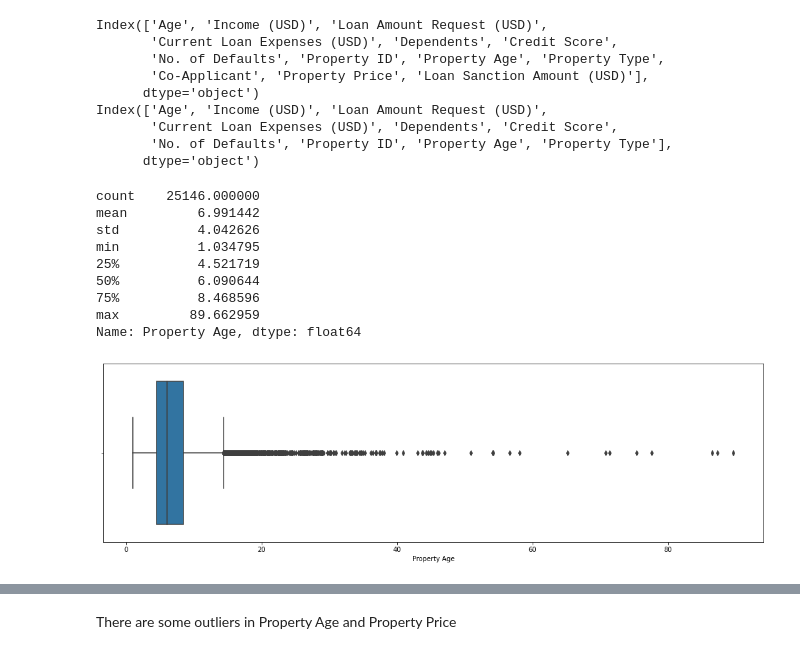
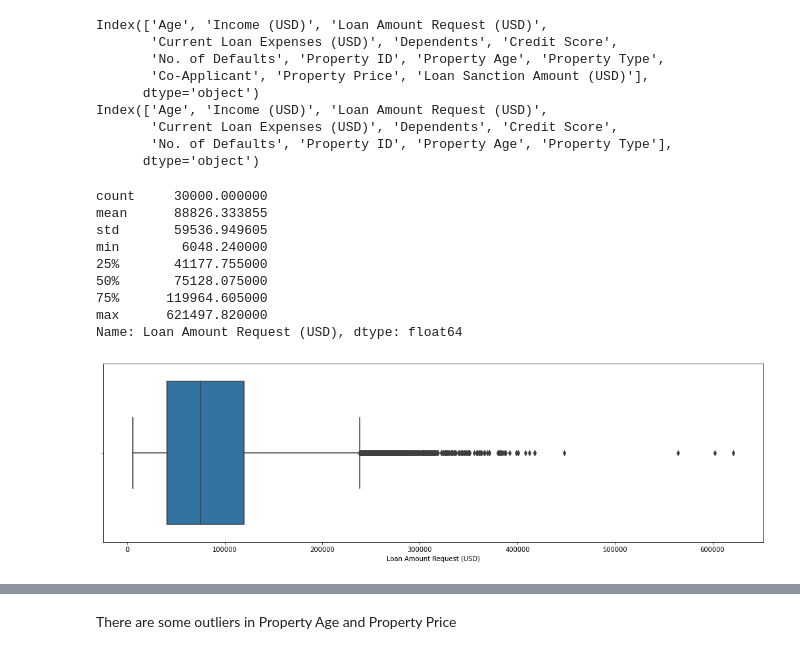
Before and after one commit to abhishekvraman/PythonCodes, a Jupyter notebook: practice.ipynb, the cells around one changed output, grey strips where cells are left out. Cells and saved outputs as stored; diff of their text form; code cells hidden in the pictures.

```diff
--- a/practice.ipynb
+++ b/practice.ipynb
@@ -187,0 +195,3 @@ Name: Type of Employment, dtype: int64
+# %%
+train = train.drop(['Profession'],axis=1)
+test = test.drop(['Profession'],axis=1)
@@ -189,16 +201,16 @@ Name: Type of Employment, dtype: int64
 ranks = {'Laborers':1,
         'Sales staff':2,
         'Core staff':3,
-        'Managers':4,
+        'Managers':5,
         'Drivers':1,
         'Accountants':3,
-        'High skill tech staff':4,
+        'High skill tech staff':5,
         'Medicine staff':4,
         'Security staff':2,
         'Cooking staff':2,
         'Private service staff':3,
         'Cleaning staff':1,
-        'Low-skill Laborers':1,
+        'Low-skill Laborers':0,
         'Secretaries':3,
         'Waiters/barmen staff':1,
         'Realty agents':3,
@@ -270,8 +282,8 @@ Urban         6233
 NaN            160
 Name: Property Location, dtype: int64
 # %%
-train['Property Location'] = train['Property Location'].fillna('Semi-Urban')
-test['Property Location'] = test['Property Location'].fillna('Semi-Urban')
+train['Property Location'] = train['Property Location'].fillna('Unknown')
+test['Property Location'] = test['Property Location'].fillna('Unknown')
 # %% [markdown]
 Changing Dependents to catregorical data
 # %%
@@ -298,10 +310,10 @@ Name: Dependents, dtype: int64
 # %%
 train['Dependents'] = train['Dependents'].fillna(2)
 test['Dependents'] = test['Dependents'].fillna(2)
-# train.loc[(train['Dependents']<4),'Dependents'] = 2
-# test.loc[(test['Dependents']<4),'Dependents'] = 2
-# train.loc[(train['Dependents']>2),'Dependents'] = 1
-# test.loc[(test['Dependents']>2),'Dependents'] = 1
+train.loc[(train['Dependents']<4),'Dependents'] = 1
+test.loc[(test['Dependents']<4),'Dependents'] = 1
+train.loc[(train['Dependents']>3),'Dependents'] = 0
+test.loc[(test['Dependents']>3),'Dependents'] = 0
 # %% [markdown]
 __Numberical__
 # %%
@@ -318,21 +330,21 @@ Index(['Age', 'Income (USD)', 'Loan Amount Request (USD)',
        'No. of Defaults', 'Property ID', 'Property Age', 'Property Type'],
       dtype='object')
 # %%
-st = 'Property Age'
+st = 'Loan Amount Request (USD)'
 plt.figure(figsize=(18,5))
 sns.boxplot(st,data=train)
 train[st].describe()
 # %% [output]
-count    25146.000000
-mean         6.991442
-std          4.042626
-min          1.034795
-25%          4.521719
-50%          6.090644
-75%          8.468596
-max         89.662959
-Name: Property Age, dtype: float64
+count     30000.000000
+mean      88826.333855
+std       59536.949605
+min        6048.240000
+25%       41177.755000
+50%       75128.075000
+75%      119964.605000
+max      621497.820000
+Name: Loan Amount Request (USD), dtype: float64
-[figure, old version]
+[figure, new version]
 # %%
 plt.figure(figsize=(18,5))
 sns.boxplot(st,data=test)
```
Also changed, not shown: parts of 53 cells of this notebook.
